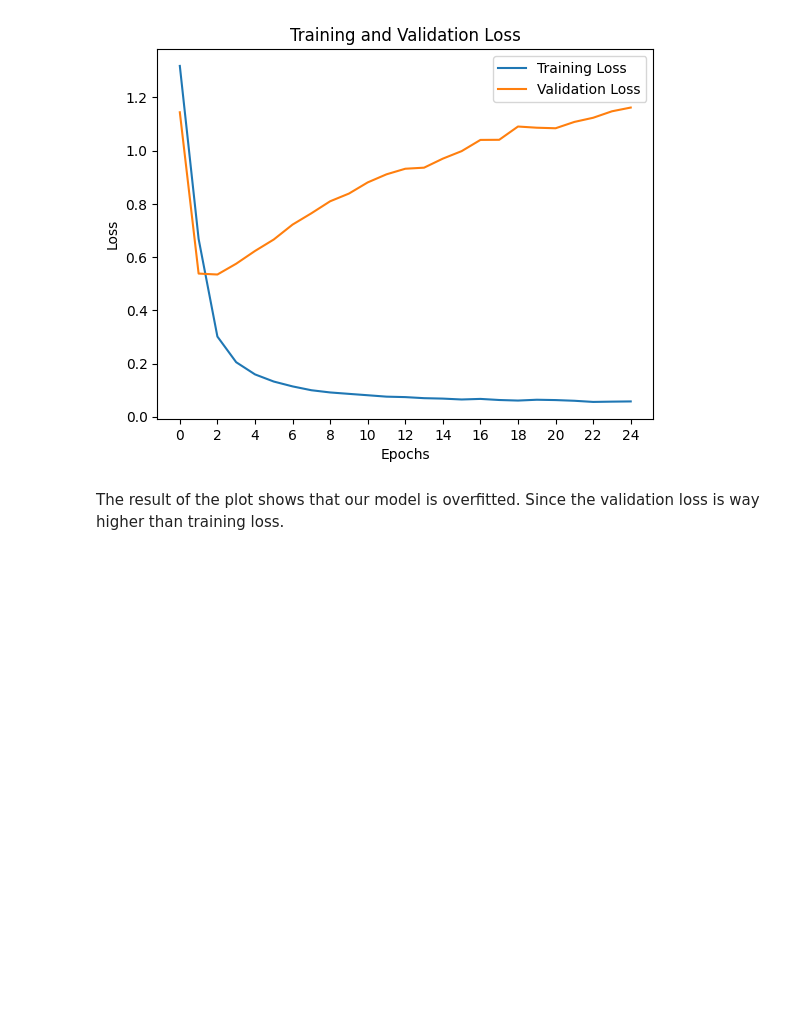
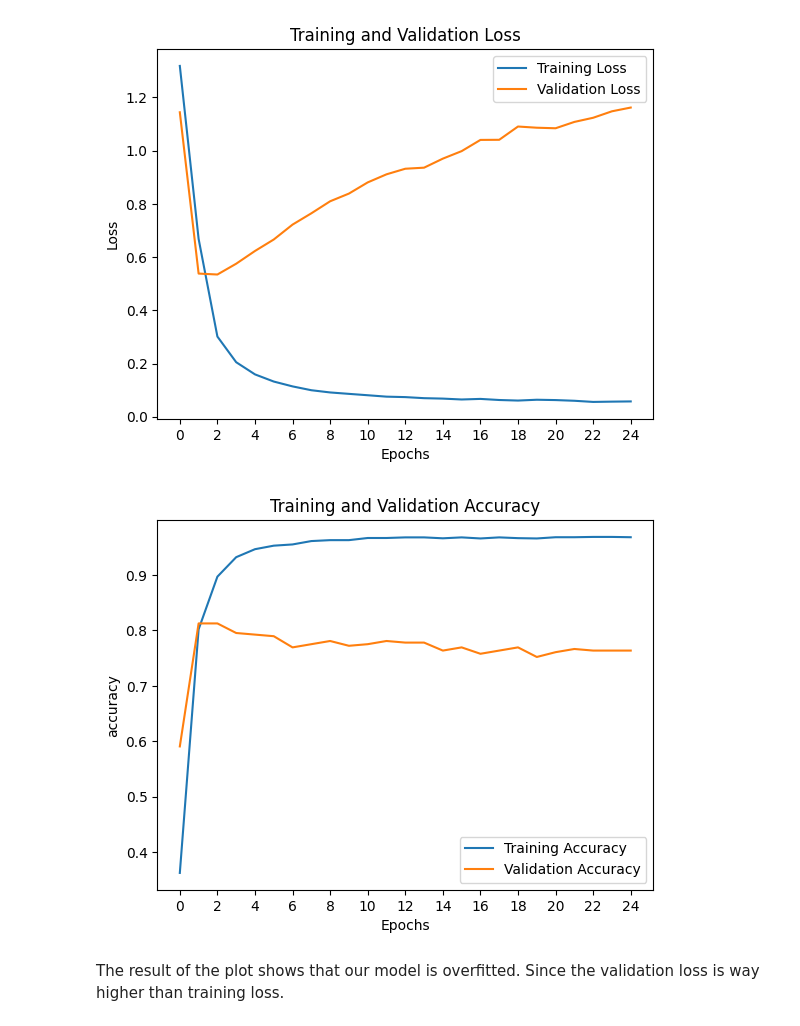
Before and after one commit to Lewisu/DM2022-Lab2-Homework, a Jupyter notebook: DM2021-Lab2-Homework.ipynb, the cells around one changed output. Cells and saved outputs as stored; diff of their text form; code cells hidden in the pictures; blank space fills up the shorter version.

```diff
--- a/DM2021-Lab2-Homework.ipynb
+++ b/DM2021-Lab2-Homework.ipynb
@@ -566,6 +566,27 @@ plt.legend(loc='best')
 plt.show()
 # %% [output]
 [figure]
+# %%
+# Generate a sequence of integers to represent the epoch numbers
+ranges = range(0, epochs)
+
+# Plot and label the training and validation accuracy values
+plt.plot(ranges, training_log.accuracy, label='Training Accuracy')
+plt.plot(ranges, training_log.val_accuracy, label='Validation Accuracy')
+
+# Add in a title and axes labels
+plt.title('Training and Validation Accuracy')
+plt.xlabel('Epochs')
+plt.ylabel('accuracy')
+
+# Set the tick locations
+plt.xticks(arange(0, epochs, 2))
+
+# Display the plot
+plt.legend(loc='best')
+plt.show()
+# %% [output]
+[figure, added]
 # %% [markdown]
 The result of the plot shows that our model is overfitted. Since the validation loss is way higher than training loss.
 # %% [markdown]
```
Also changed, not shown: parts of 19 cells of this notebook, 3 other files.
